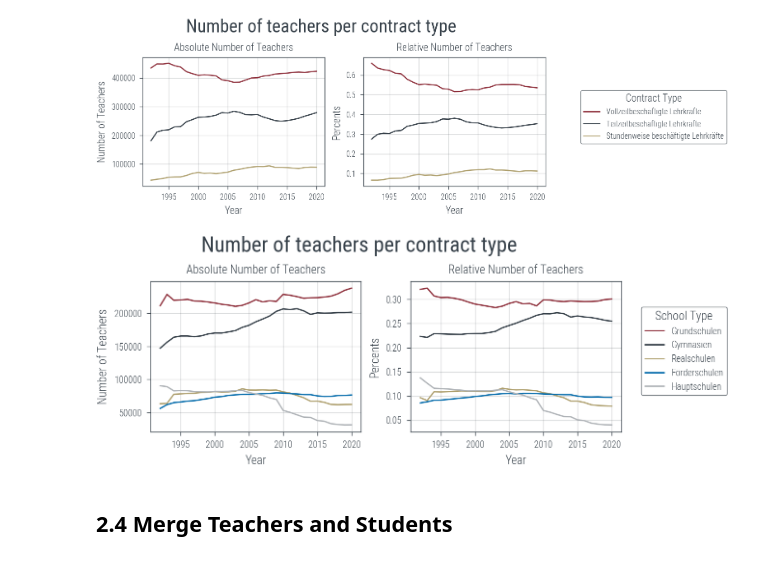
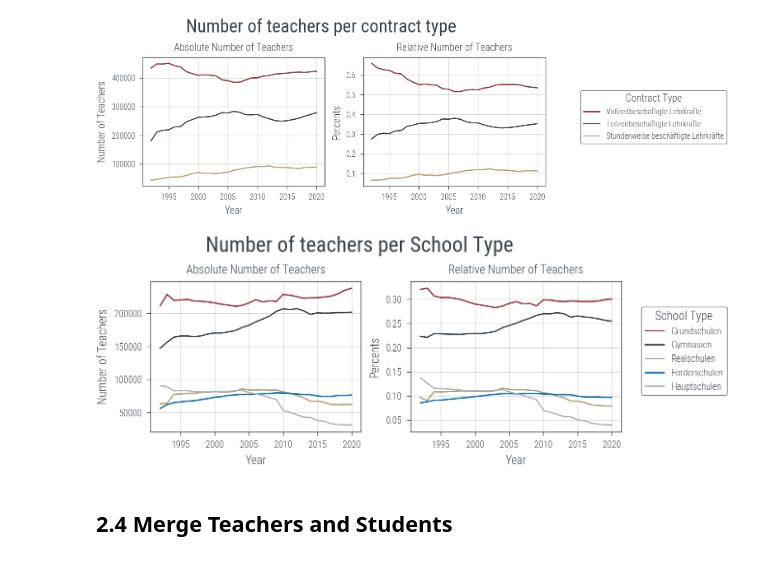
Before and after one commit to KarylReyne/DataLiteracyWS23, a Jupyter notebook: exp/TF-005-TeachersToChildren.ipynb, the cells around one changed output. Drawn from its saved outputs; the diff is of its cells as text; code cells hidden in the pictures.

Commit message:
Refactore students teacher ratio

```diff
--- a/exp/TF-005-TeachersToChildren.ipynb
+++ b/exp/TF-005-TeachersToChildren.ipynb
@@ -903,18 +904,18 @@ fig.suptitle("Number of teachers per contract type", fontsize=16);
 # %%
 plot_data = teachers_germany[teachers_germany["Gender"] == "z"]
 types = Aggregation.get_most_common_value(plot_data, "Number of Teachers", ["Gender", "School Type"])
 fig, axs = GeneralPlots.absolute_relative_plot(
     plot_data,
     "Year",
     "Number of Teachers",
     "School Type",
     types["School Type"][:5],
     ["Year", "Gender"],
     bbox_to_anchor=(1.2, 0.5)
 )
-fig.suptitle("Number of teachers per contract type", fontsize=16);
+fig.suptitle("Number of teachers per School Type", fontsize=16);
 # %% [output]
-[figure, old version]
+[figure, new version]
 # %% [markdown]
 ## 2.4 Merge Teachers and Students
 # %%
```
Also changed, not shown: parts of 7 cells of this notebook, 4 other files.
